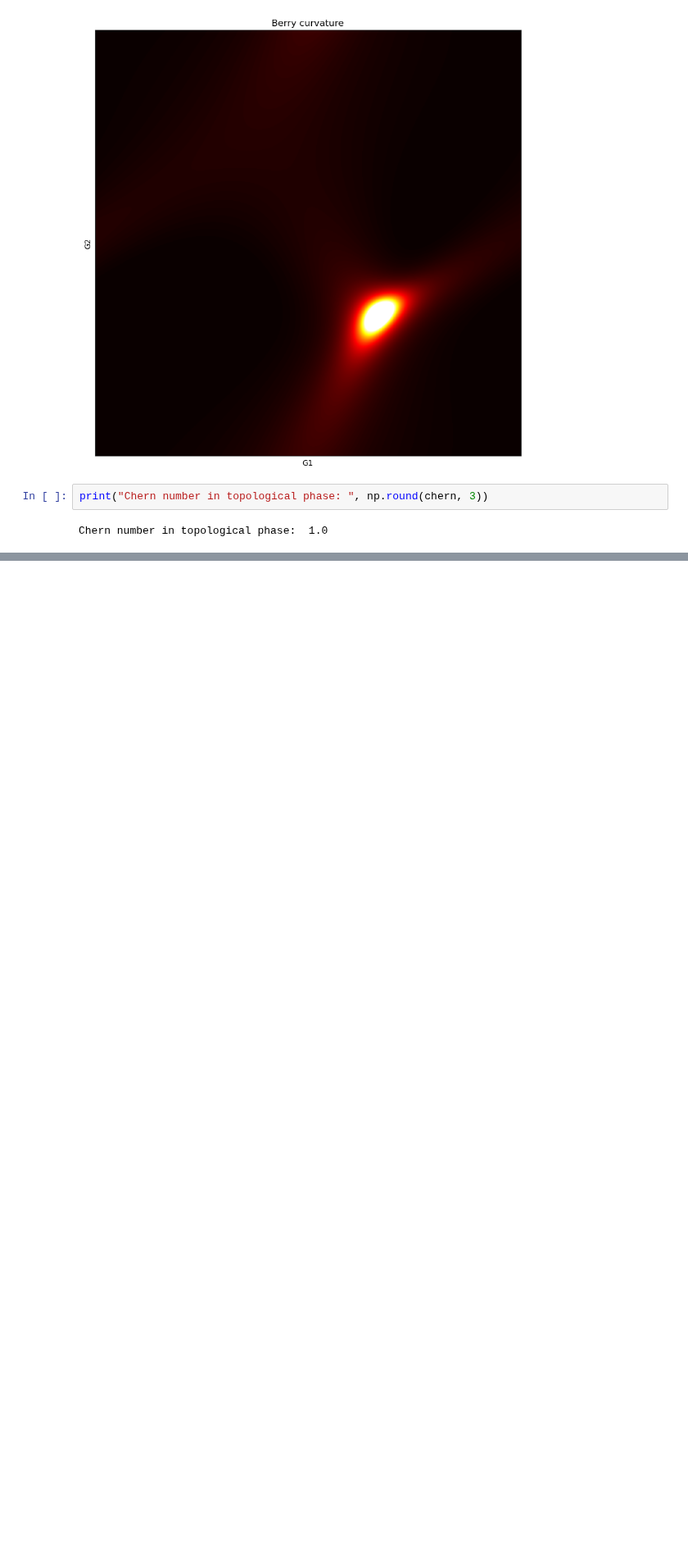
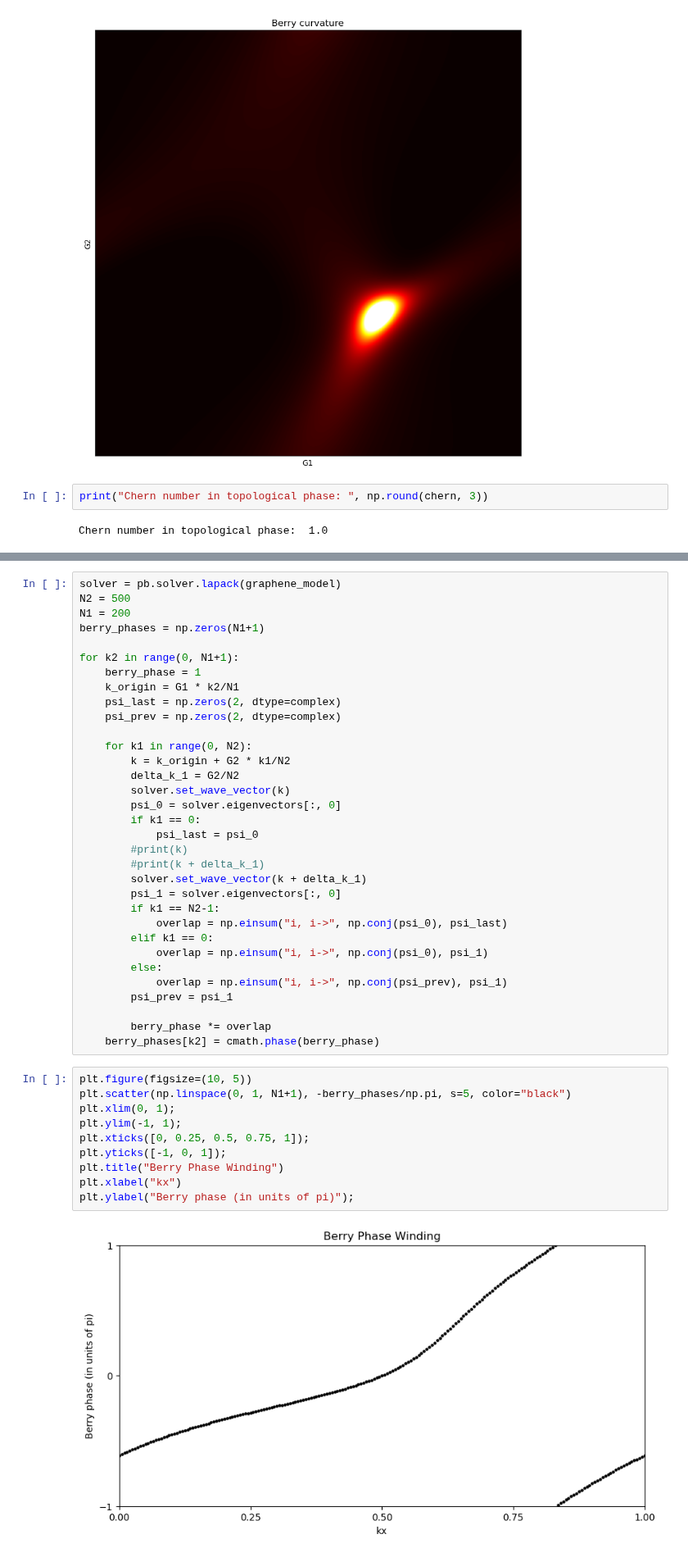
Before and after one commit to AliGhorashiCMT/8.511-Notes-and-Code, a Jupyter notebook: Topology/Haldane.ipynb, the cells around one changed output, grey strips where cells are left out. Shown at 82% size. Saved outputs shown, nothing was run; the diff lists cells and outputs as text; blank space fills up the shorter version.

Commit message:
Berry Phase winding

```diff
--- a/Topology/Haldane.ipynb
+++ b/Topology/Haldane.ipynb
@@ -130,0 +134,45 @@ Chern number in topological phase:  1.0
+# %%
+solver = pb.solver.lapack(graphene_model)
+N2 = 500
+N1 = 200
+berry_phases = np.zeros(N1+1)
+
+for k2 in range(0, N1+1):
+    berry_phase = 1
+    k_origin = G1 * k2/N1
+    psi_last = np.zeros(2, dtype=complex)
+    psi_prev = np.zeros(2, dtype=complex)
+
+    for k1 in range(0, N2):
+        k = k_origin + G2 * k1/N2
+        delta_k_1 = G2/N2
+        solver.set_wave_vector(k)
+        psi_0 = solver.eigenvectors[:, 0]
+        if k1 == 0:
+            psi_last = psi_0
+        #print(k)
+        #print(k + delta_k_1)
+        solver.set_wave_vector(k + delta_k_1)
+        psi_1 = solver.eigenvectors[:, 0]
+        if k1 == N2-1:
+            overlap = np.einsum("i, i->", np.conj(psi_0), psi_last)
+        elif k1 == 0:
+            overlap = np.einsum("i, i->", np.conj(psi_0), psi_1)
+        else:
+            overlap = np.einsum("i, i->", np.conj(psi_prev), psi_1)
+        psi_prev = psi_1
+
+        berry_phase *= overlap
+    berry_phases[k2] = cmath.phase(berry_phase)
+# %%
+plt.figure(figsize=(10, 5))
+plt.scatter(np.linspace(0, 1, N1+1), -berry_phases/np.pi, s=5, color="black")
+plt.xlim(0, 1);
+plt.ylim(-1, 1);
+plt.xticks([0, 0.25, 0.5, 0.75, 1]);
+plt.yticks([-1, 0, 1]);
+plt.title("Berry Phase Winding")
+plt.xlabel("kx")
+plt.ylabel("Berry phase (in units of pi)");
+# %% [output]
+[figure, added]
```
Also changed, not shown: parts of 6 cells of this notebook.
